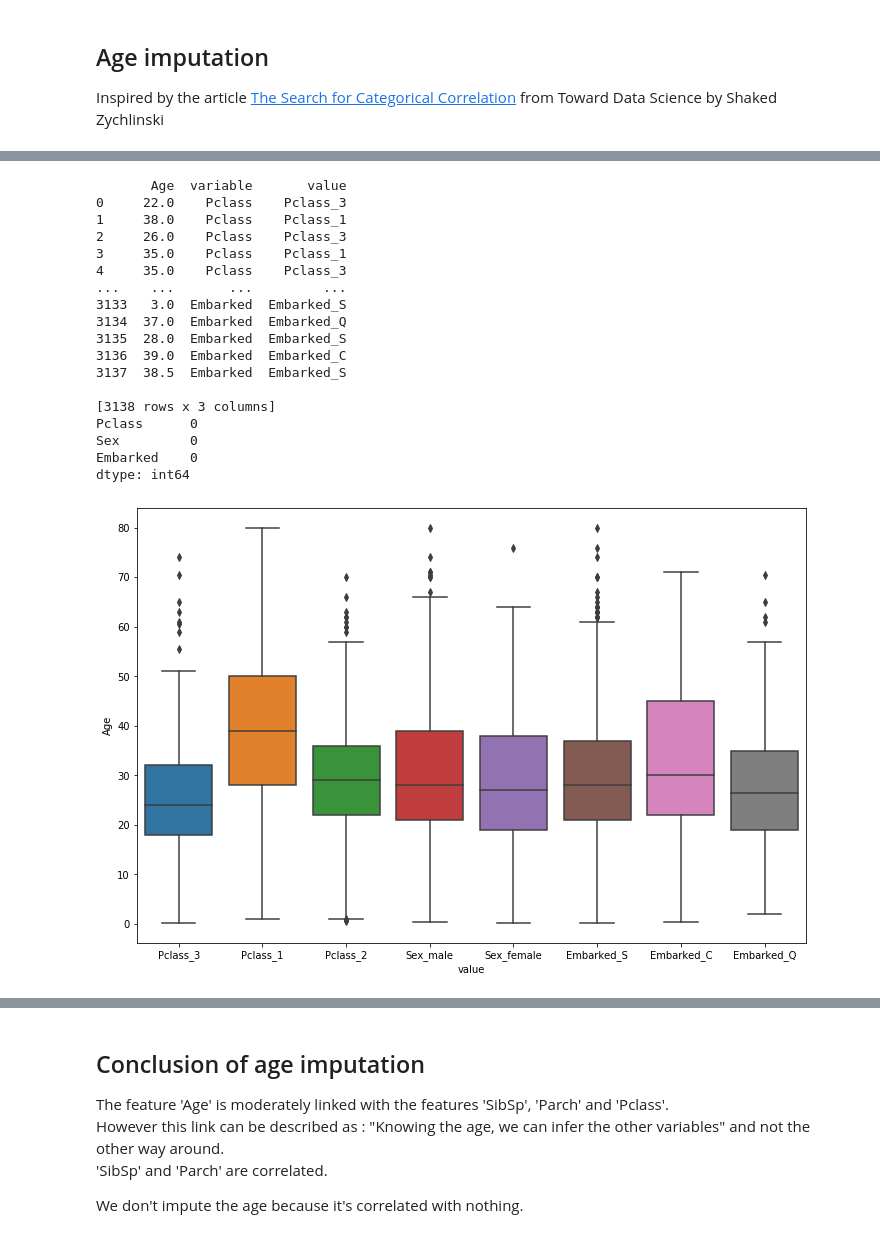
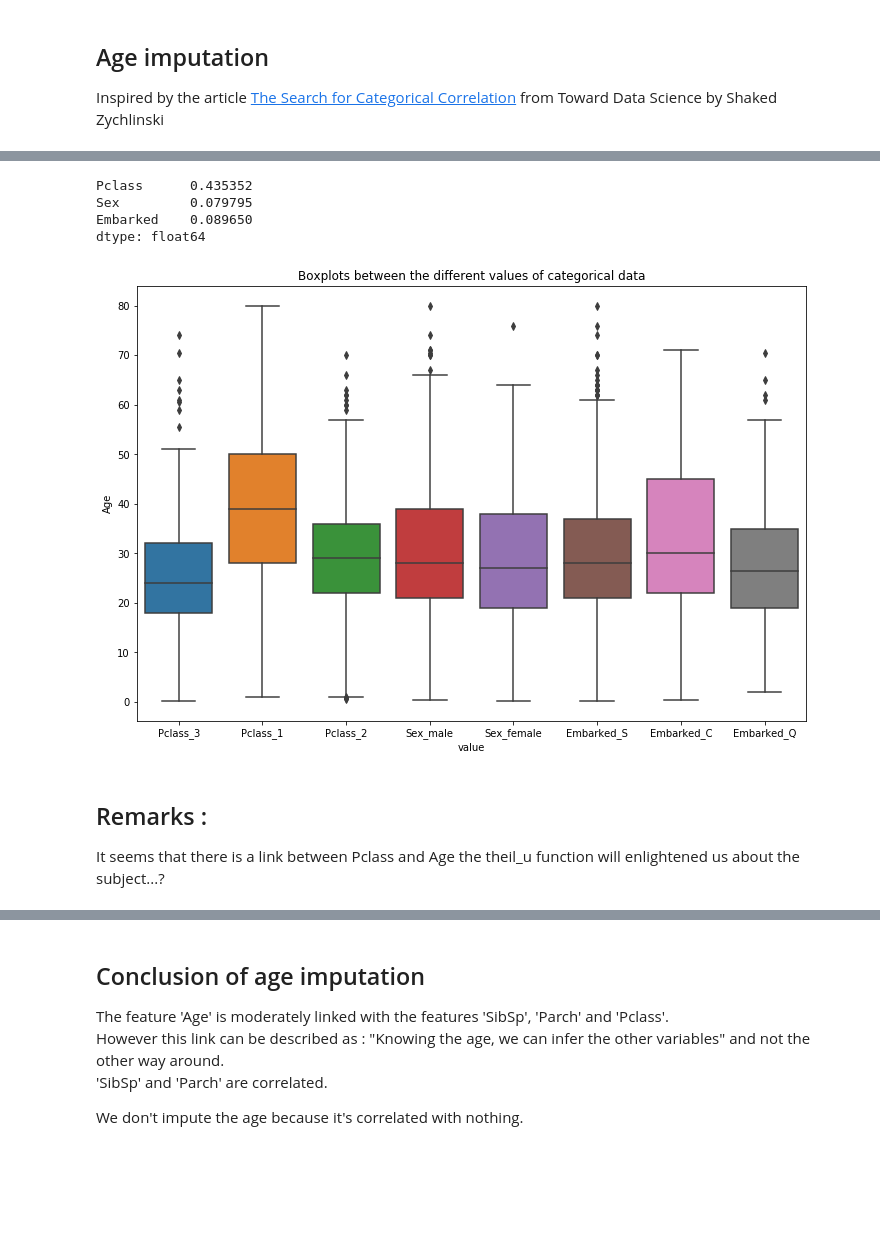
Before and after one commit to Tramalop/Titanic_Kaggle, a Jupyter notebook: Model.ipynb, the cells around one changed output, grey strips where cells are left out. Drawn from its saved outputs; the diff is of its cells as text; code cells hidden in the pictures; blank space fills up the shorter version.

```diff
--- a/Model.ipynb
+++ b/Model.ipynb
@@ -172,43 +171,34 @@ def correlation_ratio(category_values, numerical_values):
 # %%
 # Checking the links between categorical columns and Age => Boxplot and correlation ratio
 
 col_cat_select = [c for c in col_cat if c not in {'Ticket','Cabin'}]
 
 whole_data_cat = pd.concat([train_data[['Age']+col_cat_select],test_data[['Age']+col_cat_select]],axis = 0)
 whole_data_cat = whole_data_cat.dropna()
 
 # pd.melt is used to adapt the dataframe for the big plot
 df_plot = pd.melt(whole_data_cat, id_vars=['Age'], value_vars=['Pclass', 'Sex', 'Embarked'])
 df_plot.value = df_plot.variable.map(str) + '_' + df_plot.value.map(str)
 
 plt.figure(figsize=(12,8))
-sns.boxplot(x='value', y='Age', data = df_plot)
-df_plot2 = pd.Series(0,index = whole_data_cat.drop(['Age'], axis=1).columns.to_list())
+sns.boxplot(x='value', y='Age', data = df_plot).set_title('Boxplots between the different values of categorical data')
 
-for i in df_plot2.index.to_list():
-    df_plot2[i] = correlation_ratio(whole_data_cat[i],whole_data_cat['Age'])
+# Creating a Serie to save the correlation ratio
+corr_ratio_list = []
 
-print(df_plot2)
+for i in (whole_data_cat.drop(['Age'], axis=1).columns.to_list()):
+    corr_ratio_list.append(correlation_ratio(whole_data_cat[i],whole_data_cat['Age']))
+
+print(pd.Series(corr_ratio_list,index=whole_data_cat.drop(['Age'], axis=1).columns.to_list()))
 # %% [output]
-       Age  variable       value
-0     22.0    Pclass    Pclass_3
-1     38.0    Pclass    Pclass_1
-2     26.0    Pclass    Pclass_3
-3     35.0    Pclass    Pclass_1
-4     35.0    Pclass    Pclass_3
-...    ...       ...         ...
-3133   3.0  Embarked  Embarked_S
-3134  37.0  Embarked  Embarked_Q
-3135  28.0  Embarked  Embarked_S
-3136  39.0  Embarked  Embarked_C
-3137  38.5  Embarked  Embarked_S
-
-[3138 rows x 3 columns]
-Pclass      0
-Sex         0
-Embarked    0
-dtype: int64
+Pclass      0.435352
+Sex         0.079795
+Embarked    0.089650
+dtype: float64
-[figure, old version]
+[figure, new version]
+# %% [markdown]
+## Remarks :
+It seems that there is a link between Pclass and Age the theil_u function will enlightened us about the subject...?
 # %%
 def entropy(x):
 
```
Also changed, not shown: parts of 14 cells of this notebook, 1 other file.
